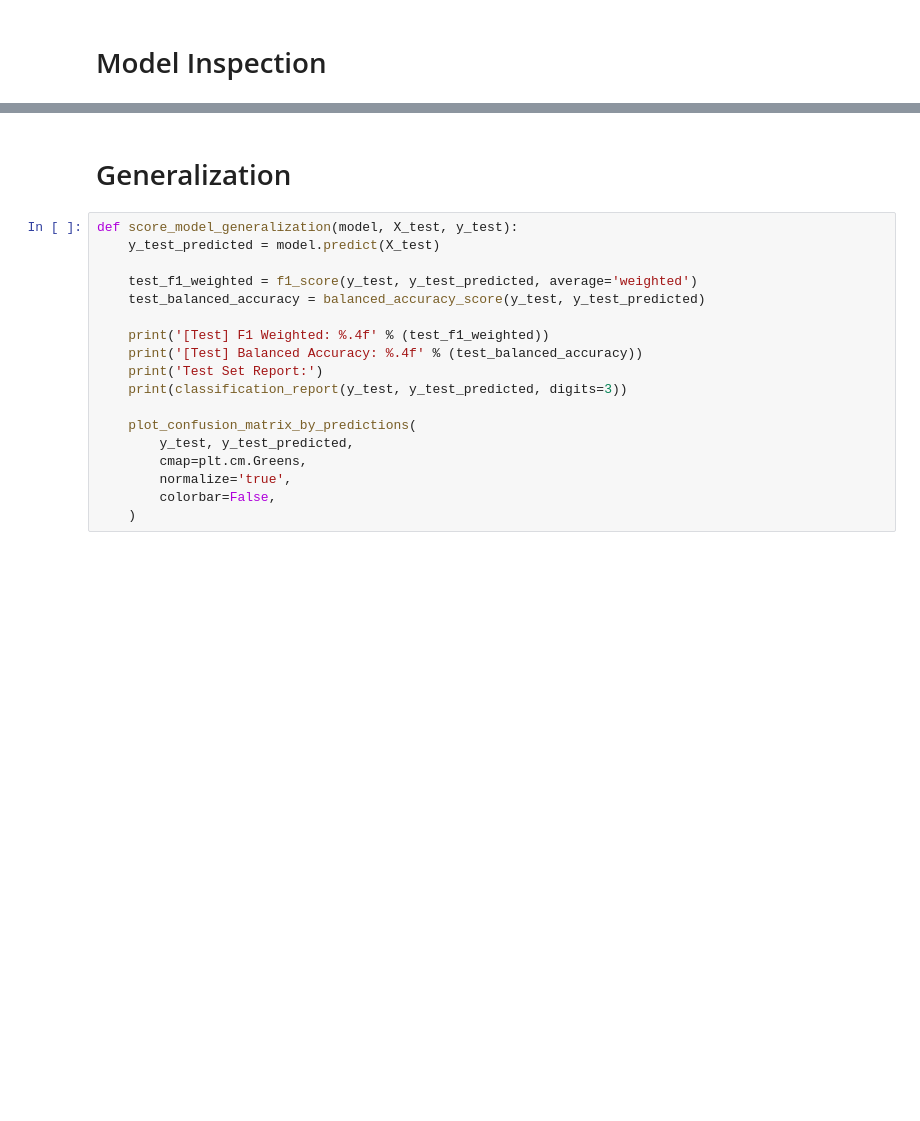
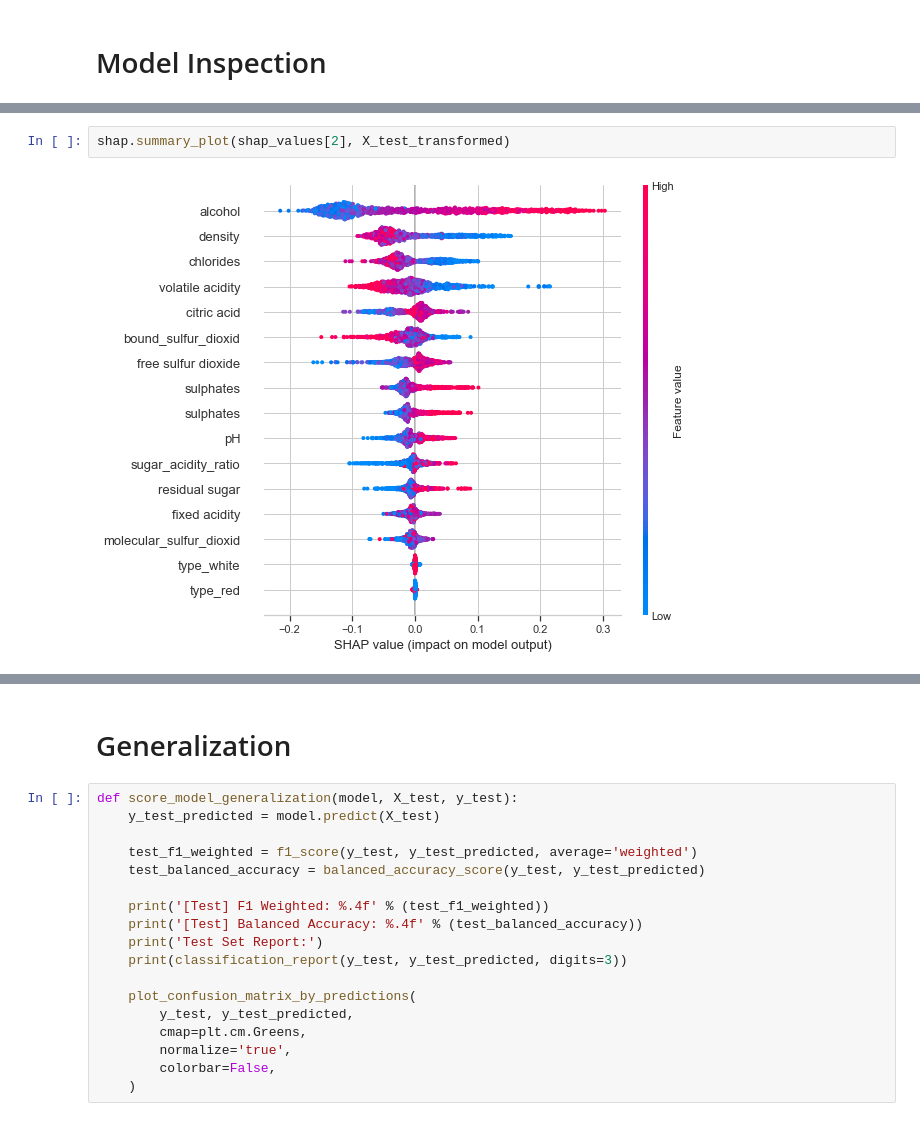
Before and after one commit to roma-glushko/kaggle-wine-quality, a Jupyter notebook: model.ipynb, the cells around one changed output, grey strips where cells are left out. Saved outputs shown, nothing was run; the diff lists cells and outputs as text; blank space fills up the shorter version.

```diff
--- a/model.ipynb
+++ b/model.ipynb
@@ -573,0 +636,4 @@ features_list
+# %%
+shap.summary_plot(shap_values[2], X_test_transformed)
+# %% [output]
+[figure, added]
```
Also changed, not shown: parts of 27 cells of this notebook, 2 other files.
